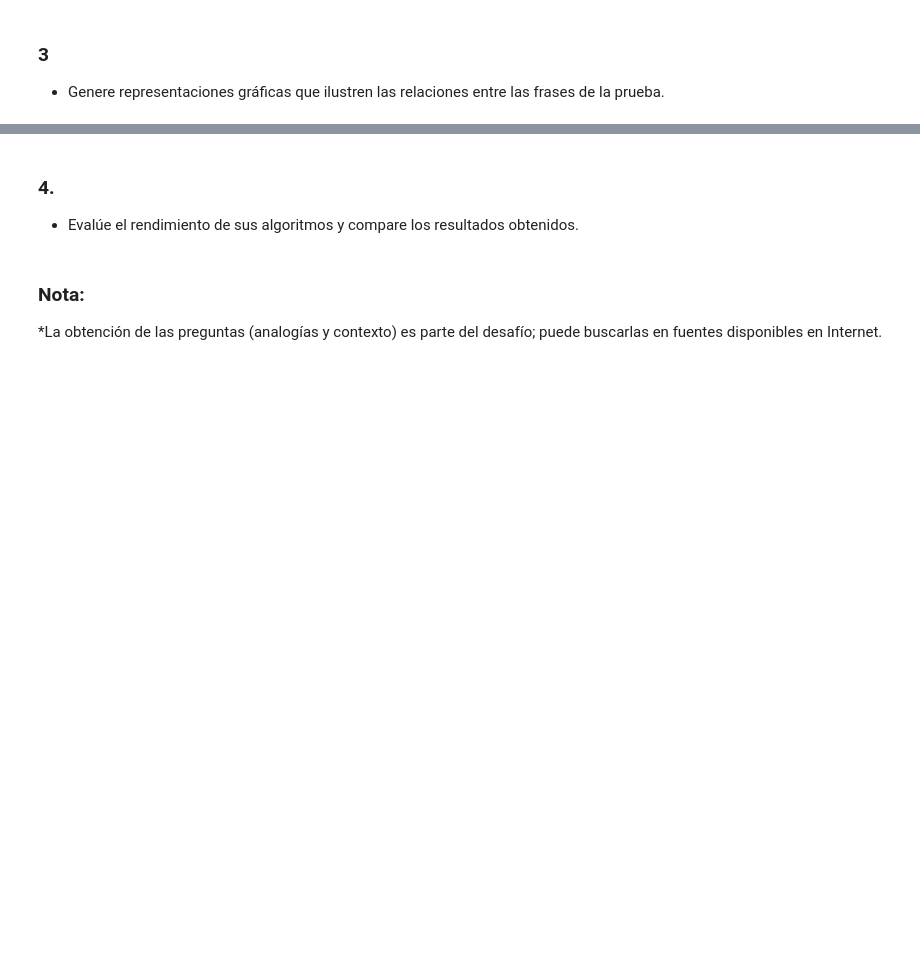
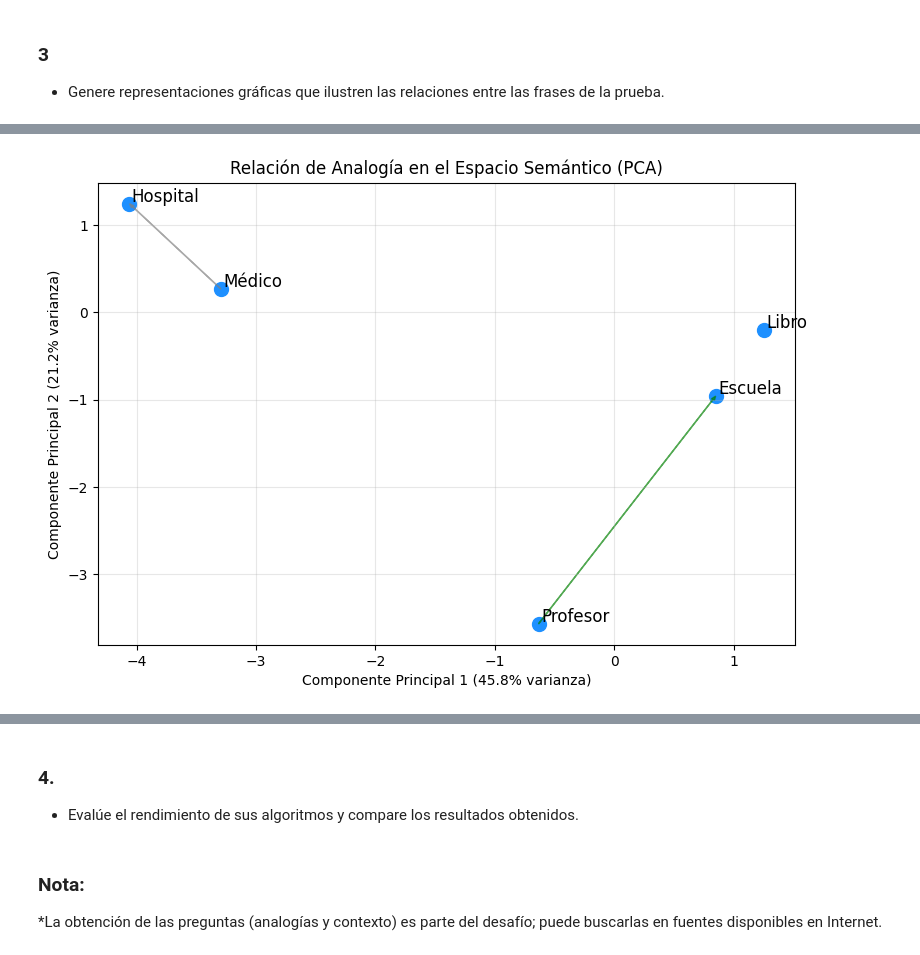
Before and after one commit to HeiderZapata/Applied-Math, a Jupyter notebook: Examen 2/Examen2-MatApl-Martinez-Zapata-Londono-Notebook.ipynb, the cells around one changed output, grey strips where cells are left out. Saved outputs shown, nothing was run; the diff lists cells and outputs as text; code cells hidden in the pictures; blank space fills up the shorter version.

```diff
--- a/Examen 2/Examen2-MatApl-Martinez-Zapata-Londono-Notebook.ipynb
+++ b/Examen 2/Examen2-MatApl-Martinez-Zapata-Londono-Notebook.ipynb
@@ -291,0 +358,79 @@ plt.show()
+# %%
+import numpy as np
+import matplotlib.pyplot as plt
+from sklearn.decomposition import PCA
+
+# 1. Cargar el modelo
+print("Cargando modelo...")
+modelo_transformer = SentenceTransformer('paraphrase-multilingual-MiniLM-L12-v2')
+
+# 2. Seleccionar un subconjunto de palabras representativo para graficar
+# Analogía: Médico -> Hospital :: Profesor -> Escuela (y Libro como distractor)
+palabras_analogia = ["Médico", "Hospital", "Profesor", "Escuela", "Libro"]
+# Contexto: Los días de la semana (y Enero como intruso)
+palabras_contexto = ["Lunes", "Martes", "Jueves", "Enero"]
+
+todas_las_palabras = palabras_analogia + palabras_contexto
+
+# 3. Obtener embeddings (espacio R^384)
+embeddings = modelo_transformer.encode(todas_las_palabras)
+
+# 4. Reducir dimensionalidad con PCA (espacio R^2)
+pca = PCA(n_components=2)
+vectores_2d = pca.fit_transform(embeddings)
+
+# Separar los vectores transformados para facilitar el graficado
+vecs_ana = vectores_2d[:len(palabras_analogia)]
+vecs_ctx = vectores_2d[len(palabras_analogia):]
+
+# ---------------------------------------------------------
+# GRÁFICO 1: LA GEOMETRÍA DE LAS ANALOGÍAS
+# ---------------------------------------------------------
+plt.figure(figsize=(9, 6))
+plt.scatter(vecs_ana[:, 0], vecs_ana[:, 1], color='dodgerblue', s=100)
+
+for i, palabra in enumerate(palabras_analogia):
+    plt.annotate(palabra, (vecs_ana[i, 0] + 0.02, vecs_ana[i, 1] + 0.02), fontsize=12)
+
+# Dibujar las flechas de transformación lineal (B - A) y (D - C)
+# Flecha de Médico a Hospital
+plt.arrow(vecs_ana[0, 0], vecs_ana[0, 1], vecs_ana[1, 0] - vecs_ana[0, 0], vecs_ana[1, 1] - vecs_ana[0, 1],
+          color='gray', width=0.003, head_width=0.03, alpha=0.6, length_includes_head=True)
+# Flecha de Profesor a Escuela
+plt.arrow(vecs_ana[2, 0], vecs_ana[2, 1], vecs_ana[3, 0] - vecs_ana[2, 0], vecs_ana[3, 1] - vecs_ana[2, 1],
+          color='green', width=0.003, head_width=0.03, alpha=0.6, length_includes_head=True)
+
+plt.title("Relación de Analogía en el Espacio Semántico (PCA)")
+plt.xlabel(f"Componente Principal 1 ({pca.explained_variance_ratio_[0]*100:.1f}% varianza)")
+plt.ylabel(f"Componente Principal 2 ({pca.explained_variance_ratio_[1]*100:.1f}% varianza)")
+plt.grid(True, alpha=0.3)
+plt.show()
+
+# ---------------------------------------------------------
+# GRÁFICO 2: EL CENTROIDE Y EL INTRUSO (CONTEXTO)
+# ---------------------------------------------------------
+plt.figure(figsize=(9, 6))
+
+# Graficamos los días y el mes
+colores = ['orange', 'orange', 'orange', 'red'] # Rojo para el intruso (Enero)
+plt.scatter(vecs_ctx[:, 0], vecs_ctx[:, 1], color=colores, s=100)
+
+for i, palabra in enumerate(palabras_contexto):
+    plt.annotate(palabra, (vecs_ctx[i, 0] + 0.02, vecs_ctx[i, 1] + 0.02), fontsize=12,
+                 fontweight='bold' if palabra == 'Enero' else 'normal')
+
+# Calculamos y graficamos el centroide de todo el grupo
+centroide = np.mean(vecs_ctx, axis=0)
+plt.scatter(centroide[0], centroide[1], color='purple', marker='X', s=200, label='Centroide (Promedio)')
+
+# Dibujamos líneas desde el centroide a cada palabra para visualizar la distancia
+for i in range(len(palabras_contexto)):
+    plt.plot([centroide[0], vecs_ctx[i, 0]], [centroide[1], vecs_ctx[i, 1]], 'k--', alpha=0.3)
+
+plt.title("Identificación del Intruso por Distancia al Centroide (PCA)")
+plt.xlabel("Componente Principal 1")
+plt.ylabel("Componente Principal 2")
+plt.legend()
+plt.grid(True, alpha=0.3)
+plt.show()
+# %% [output]
@@ -291,0 +438 @@ plt.show()
+[figure, added]
```
Also changed, not shown: parts of 9 cells of this notebook.
